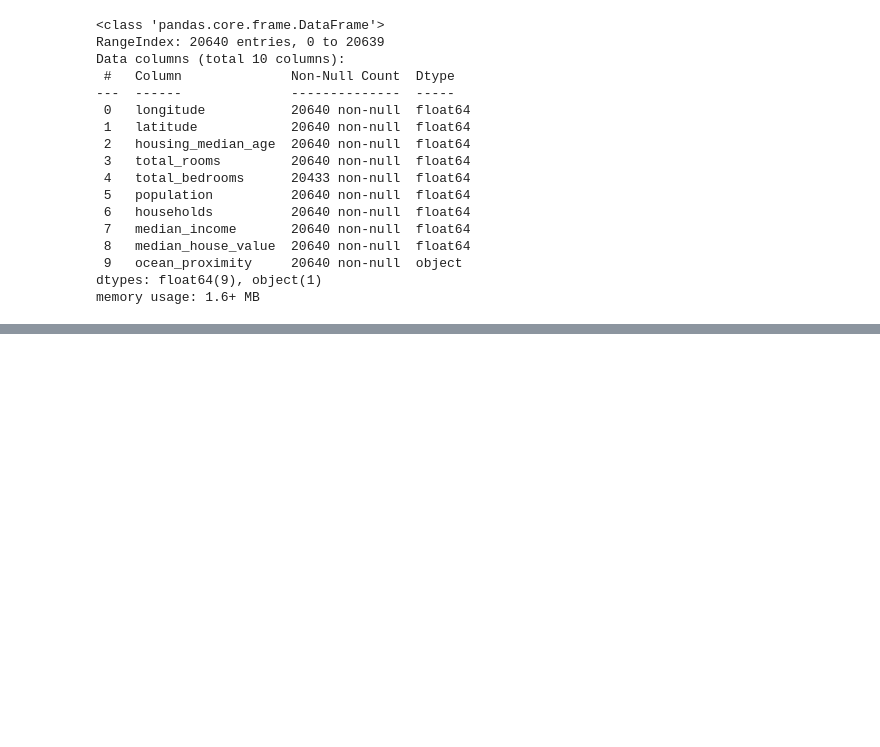
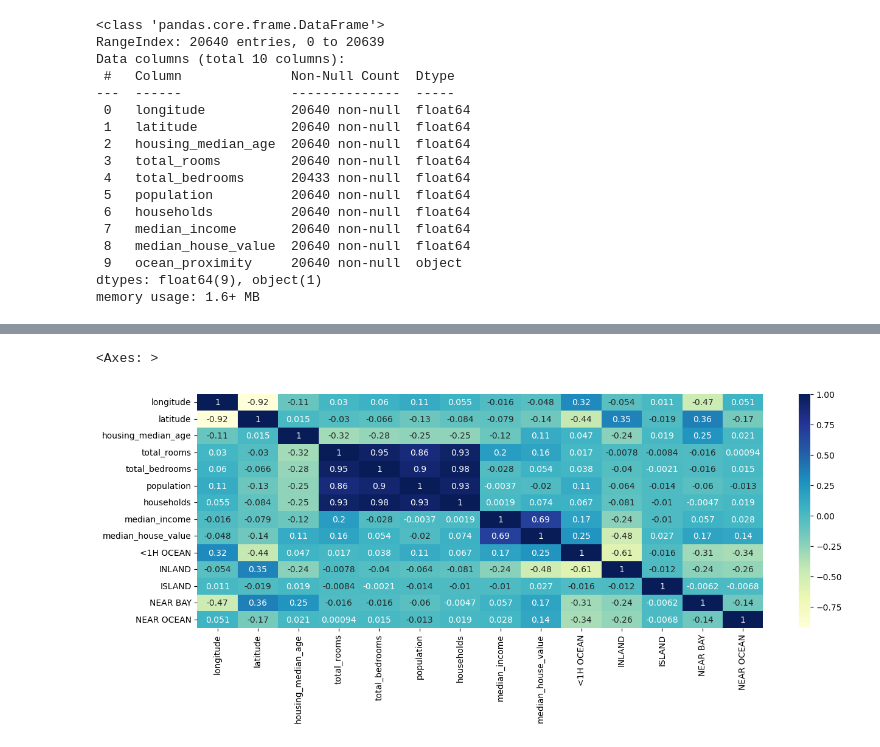
Before and after one commit to alessandroco/california-real-estate-price-prediction, a Jupyter notebook: analysis.ipynb, the cells around one changed output, grey strips where cells are left out. Drawn from its saved outputs; the diff is of its cells as text; code cells hidden in the pictures; blank space fills up the shorter version.

Commit message:
Completed training on regression model

```diff
--- a/analysis.ipynb
+++ b/analysis.ipynb
@@ -116,0 +187,11 @@ plt.show()
+# %%
+train_data = train_data.join(pd.get_dummies(train_data.ocean_proximity, dtype=int)).drop(['ocean_proximity'], axis=1)
+# %%
+# back to some data exploration we want now to see how
+# the new renowed variable is correlated to other variables
+
+plt.figure(figsize=(15,5))
+sns.heatmap(train_data.corr(), annot=True, cmap="YlGnBu")
+# %% [output]
+<Axes: >
+[figure, added]
```
Also changed, not shown: parts of 19 cells of this notebook, 1 other file.
